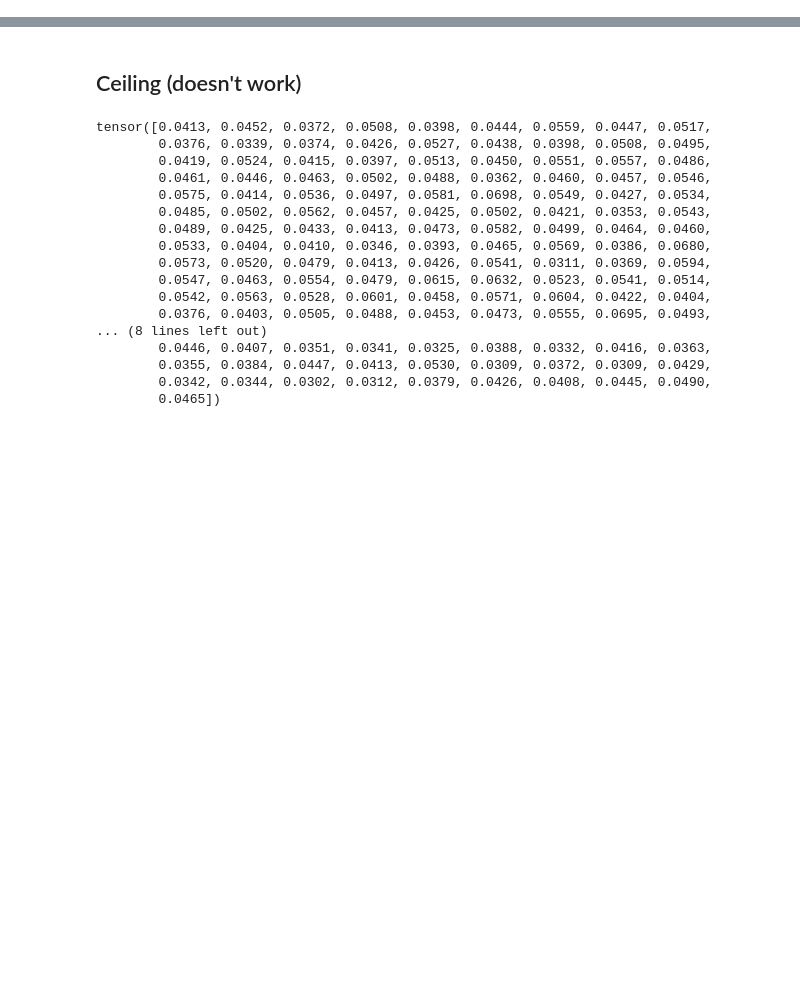
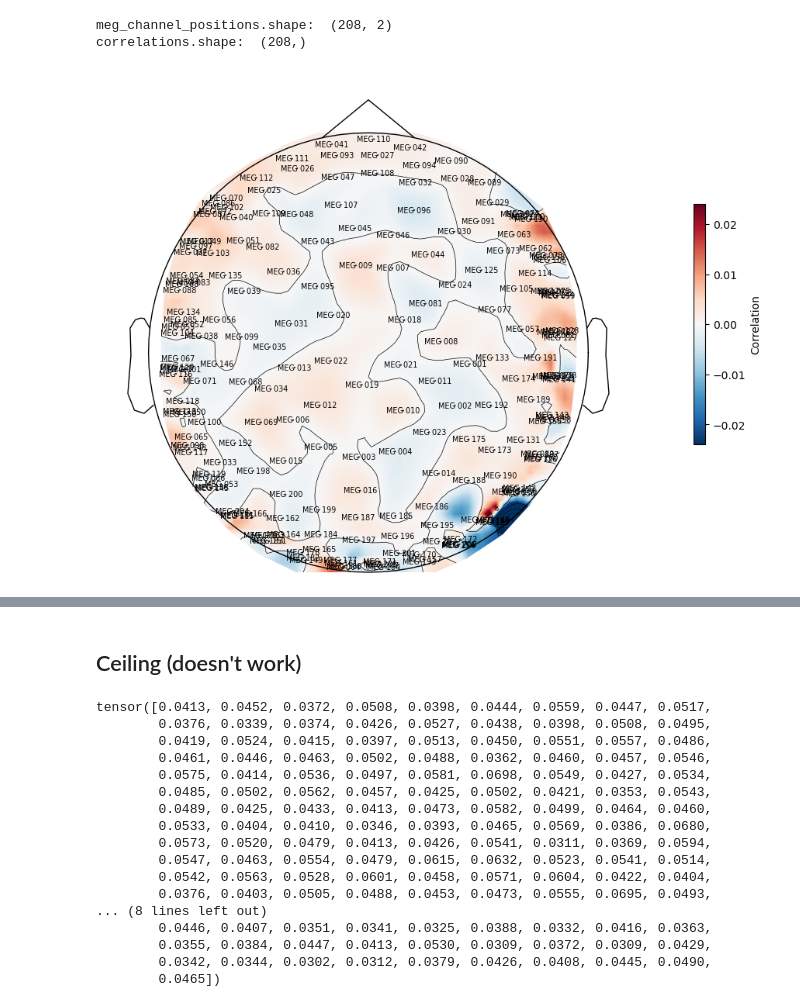
Before and after one commit to mattciff5/spect-to-meg, a Jupyter notebook: code/run_comparison.ipynb, the cells around one changed output, grey strips where cells are left out. Drawn from its saved outputs; the diff is of its cells as text; code cells hidden in the pictures; blank space fills up the shorter version.

```diff
--- a/code/run_comparison.ipynb
+++ b/code/run_comparison.ipynb
@@ -164,0 +203,6 @@ Figure(640x640)
+# %%
+get_topomap(raw, mean_pc_delta_subj, (-0.024, 0.024))
+# %% [output]
+meg_channel_positions.shape:  (208, 2)
+correlations.shape:  (208,)
+[figure, added]
```
Also changed, not shown: parts of 36 cells of this notebook, 3 other files.
